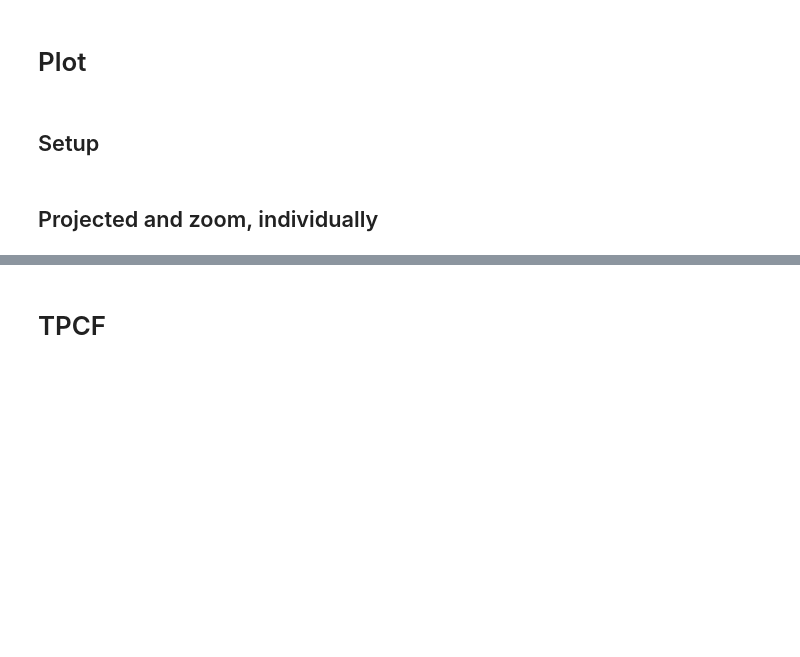
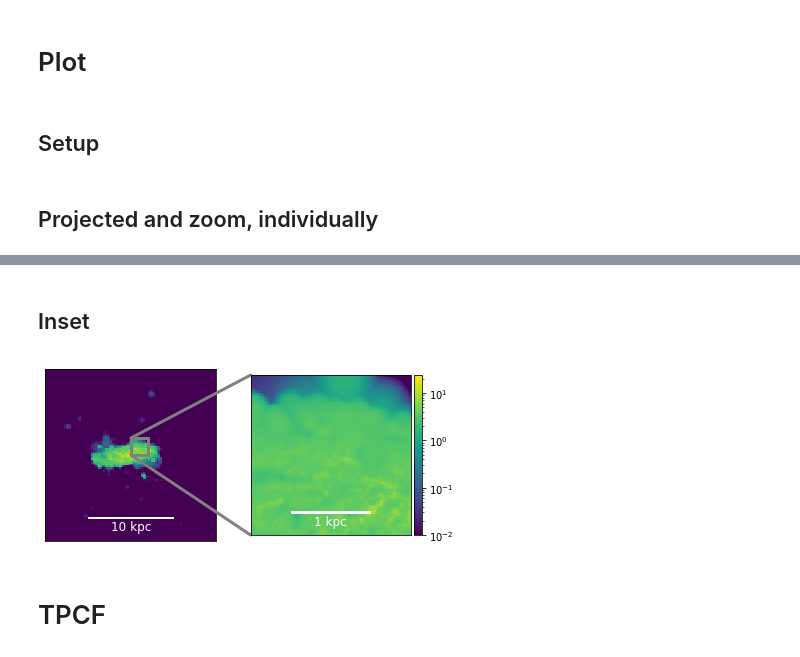
Before and after one commit to chanhhao/healpyt, a Jupyter notebook: trident_column_densities.ipynb, the cells around one changed output, grey strips where cells are left out. Saved outputs shown, nothing was run; the diff lists cells and outputs as text; code cells hidden in the pictures; blank space fills up the shorter version.

```diff
--- a/trident_column_densities.ipynb
+++ b/trident_column_densities.ipynb
@@ -288,3 +364,75 @@ ax.set_aspect( 'equal' )
+# %% [markdown]
+## Inset
+# %%
+# Projected
+fig = plt.figure(figsize=(figure_width*2,figure_width))
+main_ax = plt.gca()
+main_ax.set_axis_off()
+axs = fig.subplot_mosaic(
+    mosaic = [ [ 'full', 'zoom' ] ],
+)
+
+# Full image
+axs['full'].pcolormesh(
+    ys,
+    zs,
+    EWs.transpose(),
+    norm = norm,
+)
+
+# Add inset box
+rectangle_path, connector_lines = axs['full'].indicate_inset(
+    bounds = [ zoom_yrange_kpc[0], zoom_zrange_kpc[0], zoom_yrange_kpc[1] - zoom_yrange_kpc[0], zoom_zrange_kpc[1] - zoom_zrange_kpc[0] ],
+    inset_ax = axs['zoom'],
+    edgecolor = '0.5',
+    linewidth = 3,
+    alpha = 1,
+)
+for line in connector_lines:
+    line.set_linewidth( 3 )
+
+# Zoom-in
+EWs_zoom_img = axs['zoom'].pcolormesh(
+    -ys_zoom,
+    zs_zoom,
+    EWs_zoom.transpose(),
+    norm = norm,
+)
+
+# Add colorbar
+divider = make_axes_locatable( axs['zoom'] )
+cax = divider.append_axes("right", size="5%", pad='2%')
+plt.colorbar( EWs_zoom_img, cax=cax )
+
+# Loop through to add a few things
+scalebar_sizes = {
+    'full': 10,
+    'zoom': 1,
+}
+for ax_key, ax in axs.items():
+
+    # Tick marks
+    ax.tick_params( left=False, labelleft=False, bottom=False, labelbottom=False )
+
+    # Aspect ratio
+    ax.set_aspect( 'equal' )
+
+    # Scalebar
+    scalebar = AnchoredSizeBar(
+        ax.transData,
+        scalebar_sizes[ax_key],
+        '{} kpc'.format( scalebar_sizes[ax_key] ),
+        'lower center',
+        pad=0.5,
+        color='white',
+        frameon=False,
+        size_vertical = scalebar_sizes[ax_key] / 50,
+        fontproperties = fontproperties,
+    )
+
+    ax.add_artist(scalebar)
+# %% [output]
+[figure, added]
 # %% [markdown]
 # TPCF
 # %%
```
Also changed, not shown: parts of 23 cells of this notebook.
